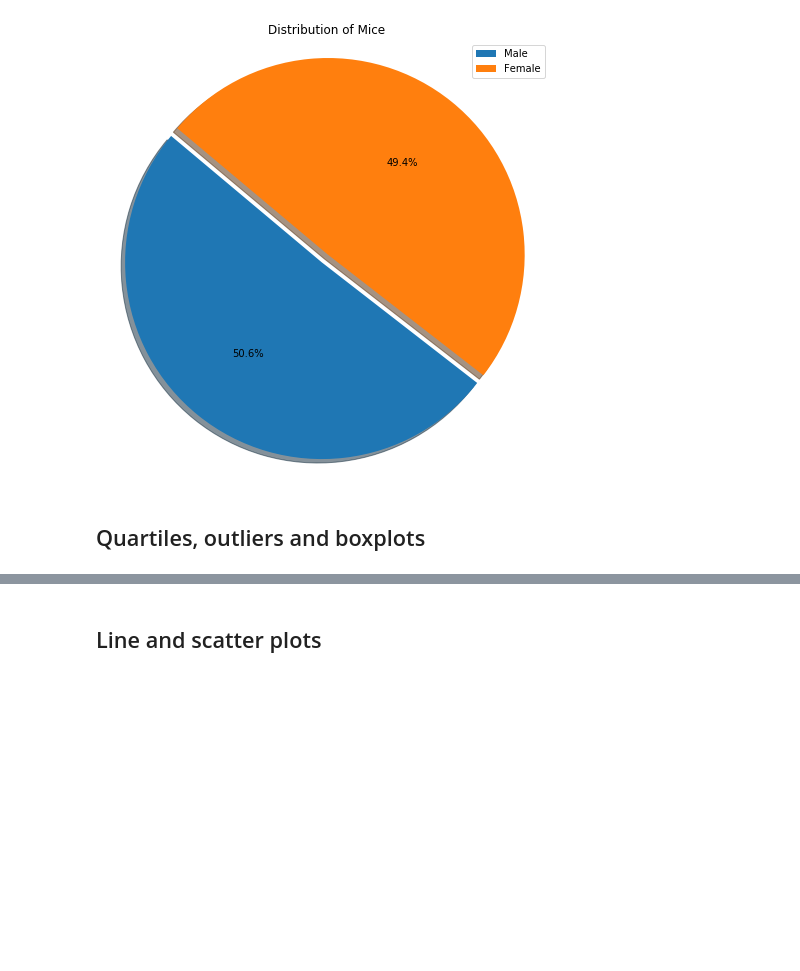
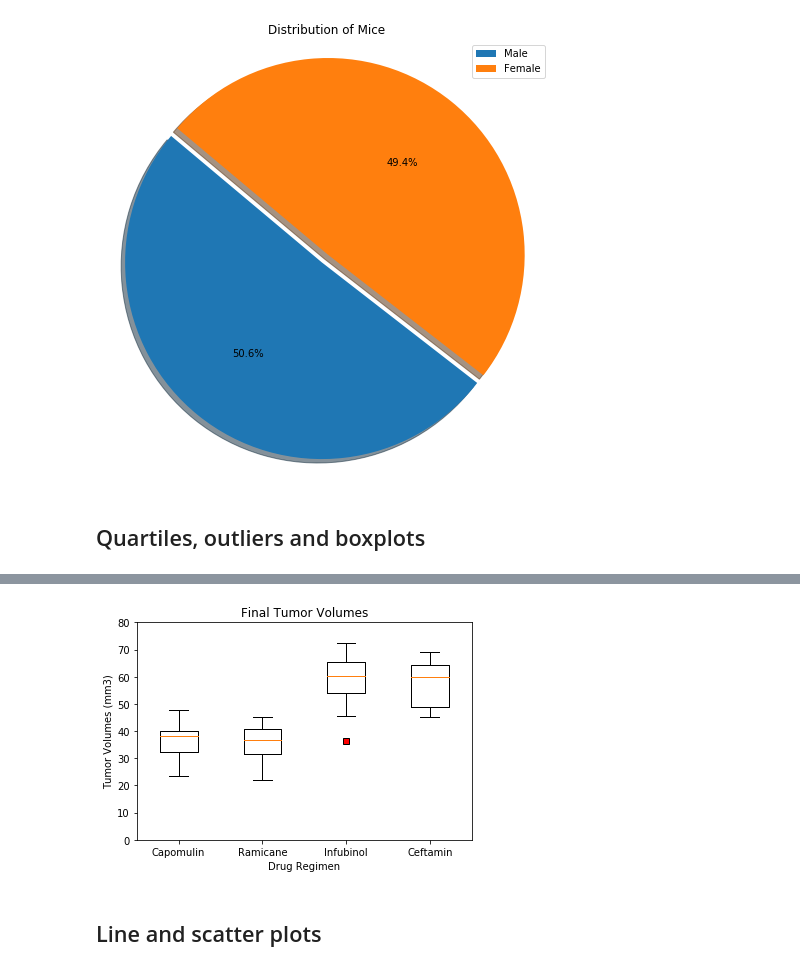
Before and after one commit to anulkar/matplotlib-challenge, a Jupyter notebook: Pymaceuticals/pymaceuticals.ipynb, the cells around one changed output, grey strips where cells are left out. Drawn from its saved outputs; the diff is of its cells as text; code cells hidden in the pictures; blank space fills up the shorter version.

Commit message:
Updated pymaceuticals notebook w/ quartiles, outliers & box plots

```diff
--- a/Pymaceuticals/pymaceuticals.ipynb
+++ b/Pymaceuticals/pymaceuticals.ipynb
@@ -137,5 +207,16 @@ plt.show()
 # %%
 # Generate a box plot of the final tumor volume of each mouse across four regimens of interest
+
+box_plot_fig, box_plot_ax = plt.subplots()
+box_plot_ax.set_title('Final Tumor Volumes')
+box_plot_ax.set_ylabel('Tumor Volumes (mm3)')
+box_plot_ax.set_xlabel('Drug Regimen')
+red_square = dict(markerfacecolor='r', marker='s')
+box_plot_ax.boxplot(tumor_volumes_box_plots, labels=promising_drug_regimens, flierprops=red_square)
+box_plot_ax.set_ylim(0,80)
+plt.show()
+# %% [output]
+[figure, added]
 # %% [markdown]
 ## Line and scatter plots
 # %%
```
Also changed, not shown: parts of 3 cells of this notebook.
